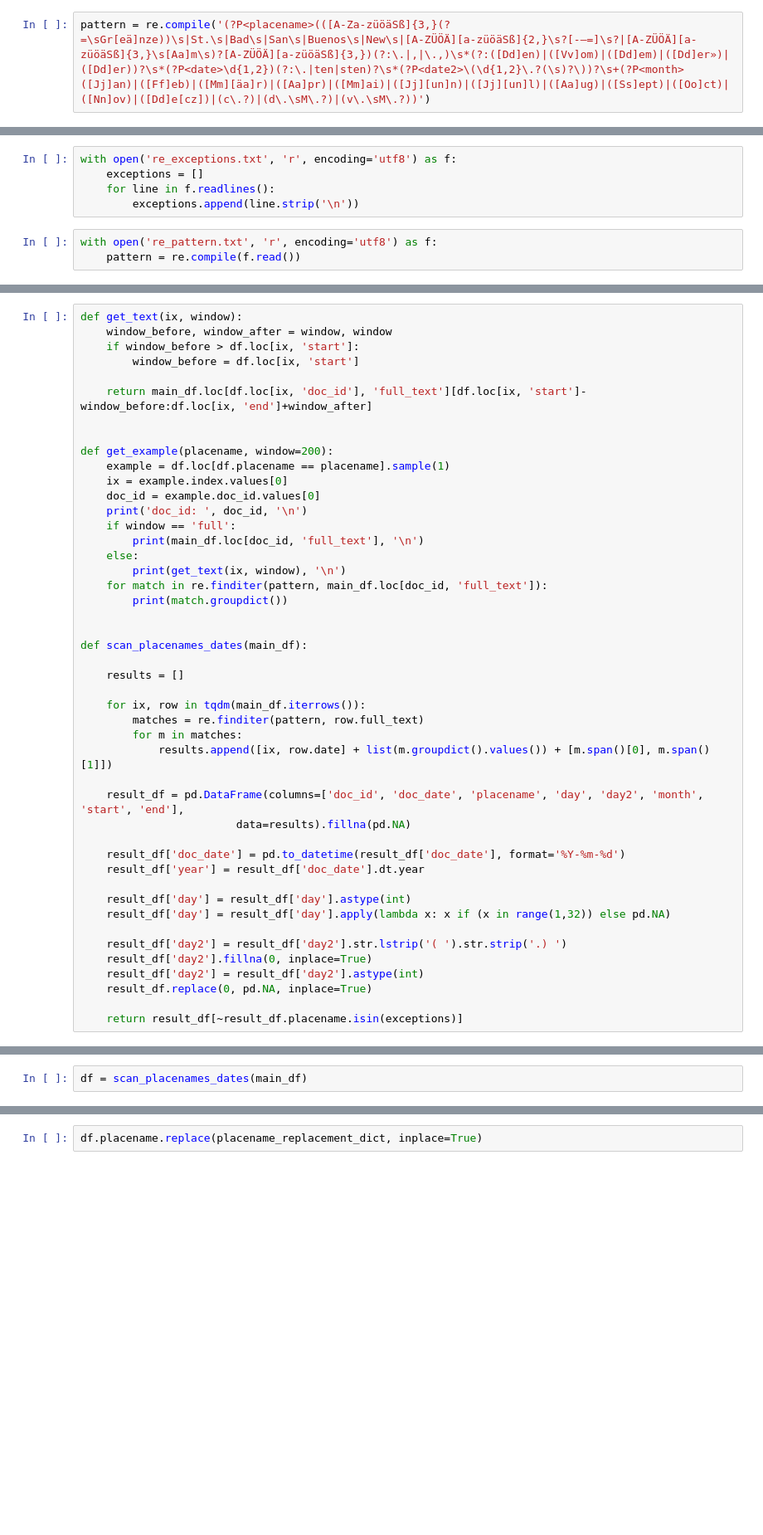
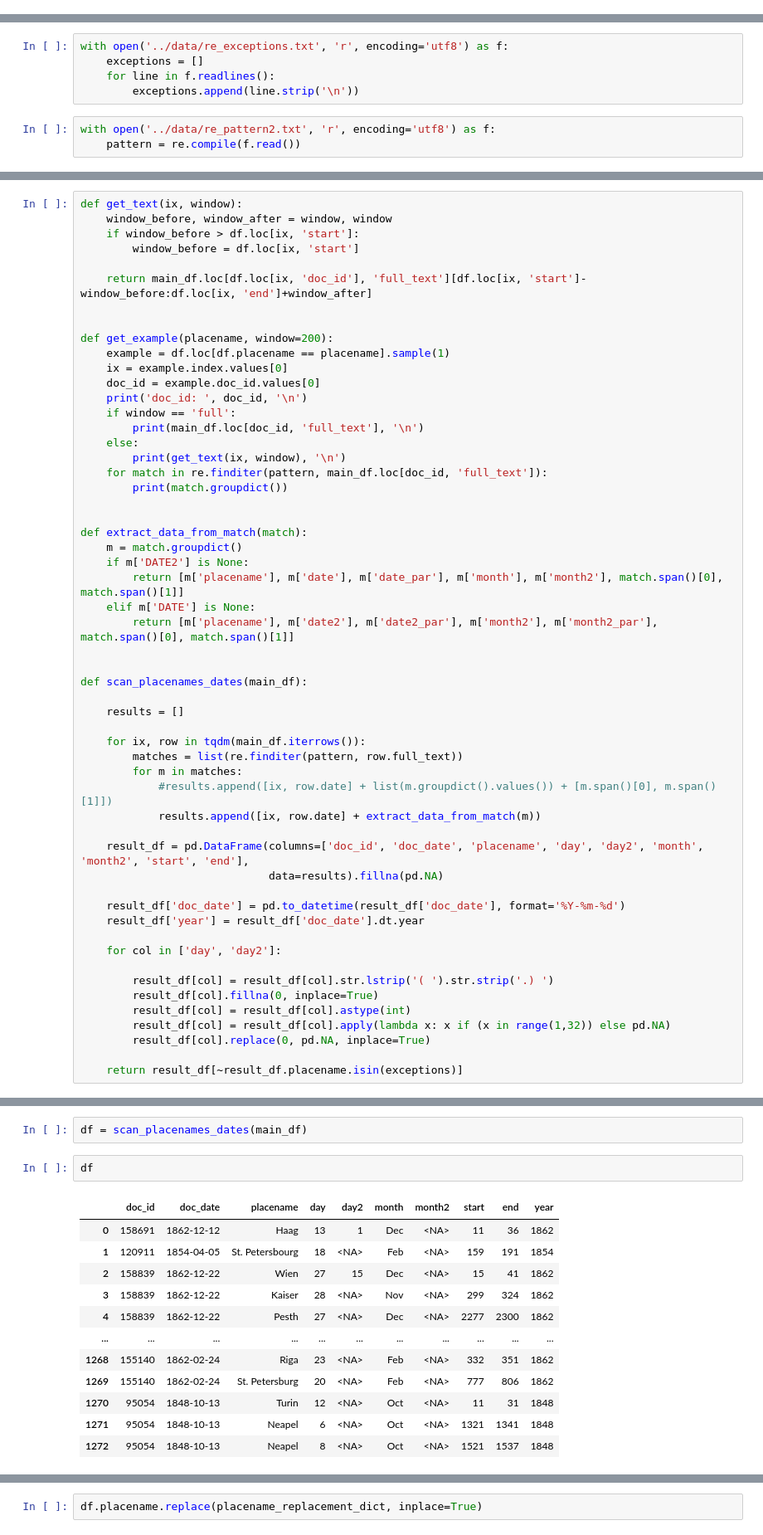
Before and after one commit to krkryger/rigasche-zeitung, a Jupyter notebook: notebooks/acta.ipynb, the cells around one changed output, grey strips where cells are left out. Shown: that part at 83% size. Drawn from its saved outputs; the diff is of its cells as text; blank space fills up the shorter version.

```diff
--- a/notebooks/acta.ipynb
+++ b/notebooks/acta.ipynb
@@ -8,2 +20,0 @@ main_df = pd.read_parquet('../data/RZ_sample.parquet')
-# %%
-pattern = re.compile('(?P<placename>(([A-Za-züöäSß]{3,}(?=\sGr[eä]nze))\s|St.\s|Bad\s|San\s|Buenos\s|New\s|[A-ZÜÖÄ][a-züöäSß]{2,}\s?[-–=]\s?|[A-ZÜÖÄ][a-züöäSß]{3,}\s[Aa]m\s)?[A-ZÜÖÄ][a-züöäSß]{3,})(?:\.|,|\.,)\s*(?:([Dd]en)|([Vv]om)|([Dd]em)|([Dd]er»)|([Dd]er))?\s*(?P<date>\d{1,2})(?:\.|ten|sten)?\s*(?P<date2>\(\d{1,2}\.?(\s)?\))?\s+(?P<month>([Jj]an)|([Ff]eb)|([Mm][äa]r)|([Aa]pr)|([Mm]ai)|([Jj][un]n)|([Jj][un]l)|([Aa]ug)|([Ss]ept)|([Oo]ct)|([Nn]ov)|([Dd]e[cz])|(c\.?)|(d\.\sM\.?)|(v\.\sM\.?))')
@@ -24,10 +33,10 @@ other = ['Fremde', 'Hotel', 'Adler', 'Rathhaus', 'Riga-Rathhaus', 'Riga-RathhauS
 
 exceptions = weekdays + months + times_of_day + currencies + other
 # %%
-with open('re_exceptions.txt', 'r', encoding='utf8') as f:
+with open('../data/re_exceptions.txt', 'r', encoding='utf8') as f:
     exceptions = []
     for line in f.readlines():
         exceptions.append(line.strip('\n'))
 # %%
-with open('re_pattern.txt', 'r', encoding='utf8') as f:
+with open('../data/re_pattern2.txt', 'r', encoding='utf8') as f:
     pattern = re.compile(f.read())
@@ -53,27 +90,36 @@ def get_example(placename, window=200):
         print(match.groupdict())
 
 
+def extract_data_from_match(match):
+    m = match.groupdict()
+    if m['DATE2'] is None:
+        return [m['placename'], m['date'], m['date_par'], m['month'], m['month2'], match.span()[0], match.span()[1]]
+    elif m['DATE'] is None:
+        return [m['placename'], m['date2'], m['date2_par'], m['month2'], m['month2_par'], match.span()[0], match.span()[1]]
+
+
 def scan_placenames_dates(main_df):
 
     results = []
 
     for ix, row in tqdm(main_df.iterrows()):
-        matches = re.finditer(pattern, row.full_text)
+        matches = list(re.finditer(pattern, row.full_text))
         for m in matches:
-            results.append([ix, row.date] + list(m.groupdict().values()) + [m.span()[0], m.span()[1]])
+            #results.append([ix, row.date] + list(m.groupdict().values()) + [m.span()[0], m.span()[1]])
+            results.append([ix, row.date] + extract_data_from_match(m))
 
-    result_df = pd.DataFrame(columns=['doc_id', 'doc_date', 'placename', 'day', 'day2', 'month', 'start', 'end'],
-                        data=results).fillna(pd.NA)
+    result_df = pd.DataFrame(columns=['doc_id', 'doc_date', 'placename', 'day', 'day2', 'month', 'month2', 'start', 'end'],
+                             data=results).fillna(pd.NA)
 
     result_df['doc_date'] = pd.to_datetime(result_df['doc_date'], format='%Y-%m-%d')
     result_df['year'] = result_df['doc_date'].dt.year
 
-    result_df['day'] = result_df['day'].astype(int)
-    result_df['day'] = result_df['day'].apply(lambda x: x if (x in range(1,32)) else pd.NA)
+    for col in ['day', 'day2']:
 
-    result_df['day2'] = result_df['day2'].str.lstrip('( ').str.strip('.) ')
-    result_df['day2'].fillna(0, inplace=True)
-    result_df['day2'] = result_df['day2'].astype(int)
-    result_df.replace(0, pd.NA, inplace=True)
+        result_df[col] = result_df[col].str.lstrip('( ').str.strip('.) ')
+        result_df[col].fillna(0, inplace=True)
+        result_df[col] = result_df[col].astype(int)
+        result_df[col] = result_df[col].apply(lambda x: x if (x in range(1,32)) else pd.NA)
+        result_df[col].replace(0, pd.NA, inplace=True)
 
     return result_df[~result_df.placename.isin(exceptions)]
@@ -80,2 +128,17 @@ def scan_placenames_dates(main_df):
 # %%
 df = scan_placenames_dates(main_df)
+# %%
+df
+# %% [output]
+|  | doc_id | doc_date | placename | day | day2 | month | month2 | start | end | year |
+| 0 | 158691 | 1862-12-12 | Haag | 13 | 1 | Dec | <NA> | 11 | 36 | 1862 |
+| 1 | 120911 | 1854-04-05 | St. Petersbourg | 18 | <NA> | Feb | <NA> | 159 | 191 | 1854 |
+| 2 | 158839 | 1862-12-22 | Wien | 27 | 15 | Dec | <NA> | 15 | 41 | 1862 |
+| 3 | 158839 | 1862-12-22 | Kaiser | 28 | <NA> | Nov | <NA> | 299 | 324 | 1862 |
+| 4 | 158839 | 1862-12-22 | Pesth | 27 | <NA> | Dec | <NA> | 2277 | 2300 | 1862 |
+| ... | ... | ... | ... | ... | ... | ... | ... | ... | ... | ... |
+| 1268 | 155140 | 1862-02-24 | Riga | 23 | <NA> | Feb | <NA> | 332 | 351 | 1862 |
+| 1269 | 155140 | 1862-02-24 | St. Petersburg | 20 | <NA> | Feb | <NA> | 777 | 806 | 1862 |
+| 1270 | 95054 | 1848-10-13 | Turin | 12 | <NA> | Oct | <NA> | 11 | 31 | 1848 |
+| 1271 | 95054 | 1848-10-13 | Neapel | 6 | <NA> | Oct | <NA> | 1321 | 1341 | 1848 |
+| 1272 | 95054 | 1848-10-13 | Neapel | 8 | <NA> | Oct | <NA> | 1521 | 1537 | 1848 |
```
Also changed, not shown: parts of 29 cells of this notebook, 2 other files.
